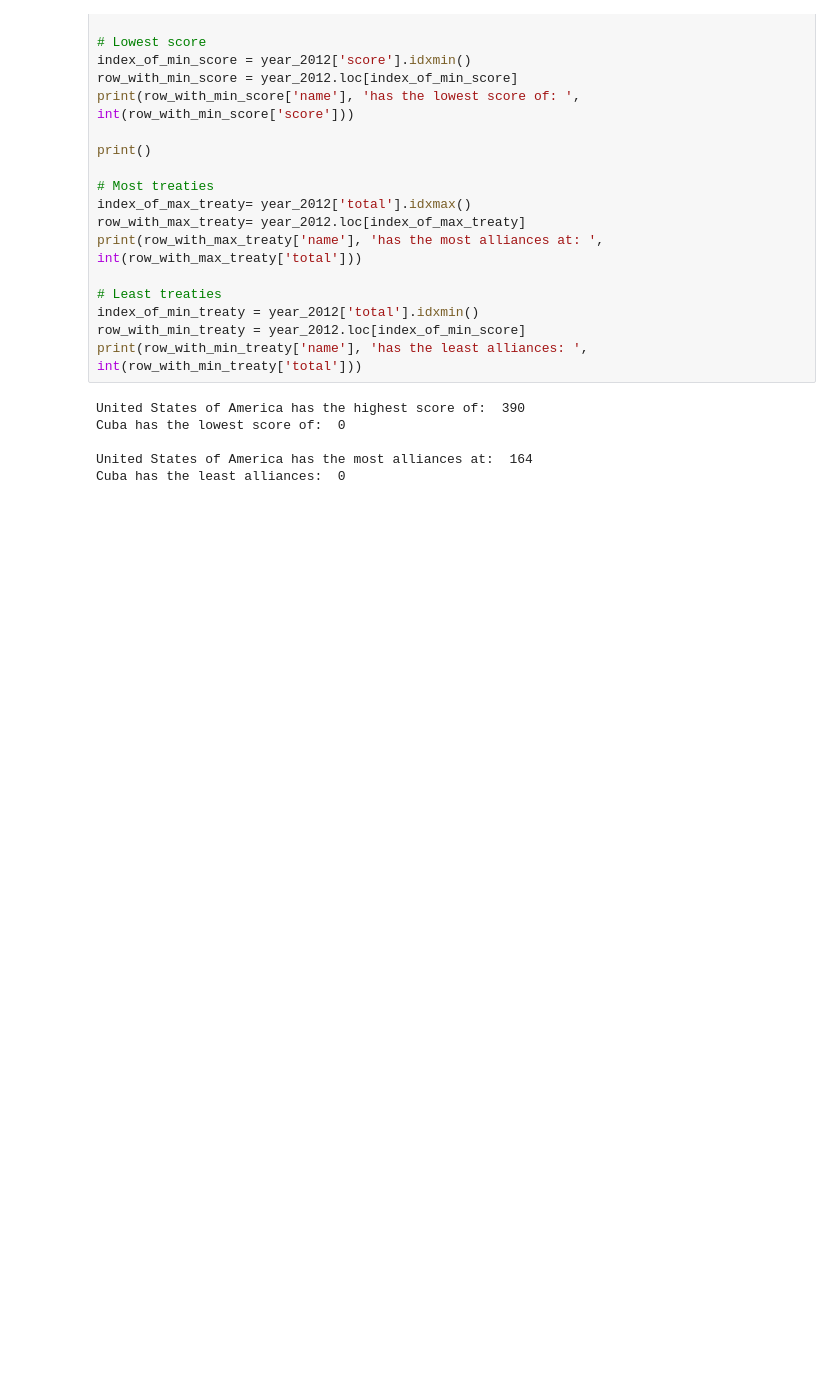
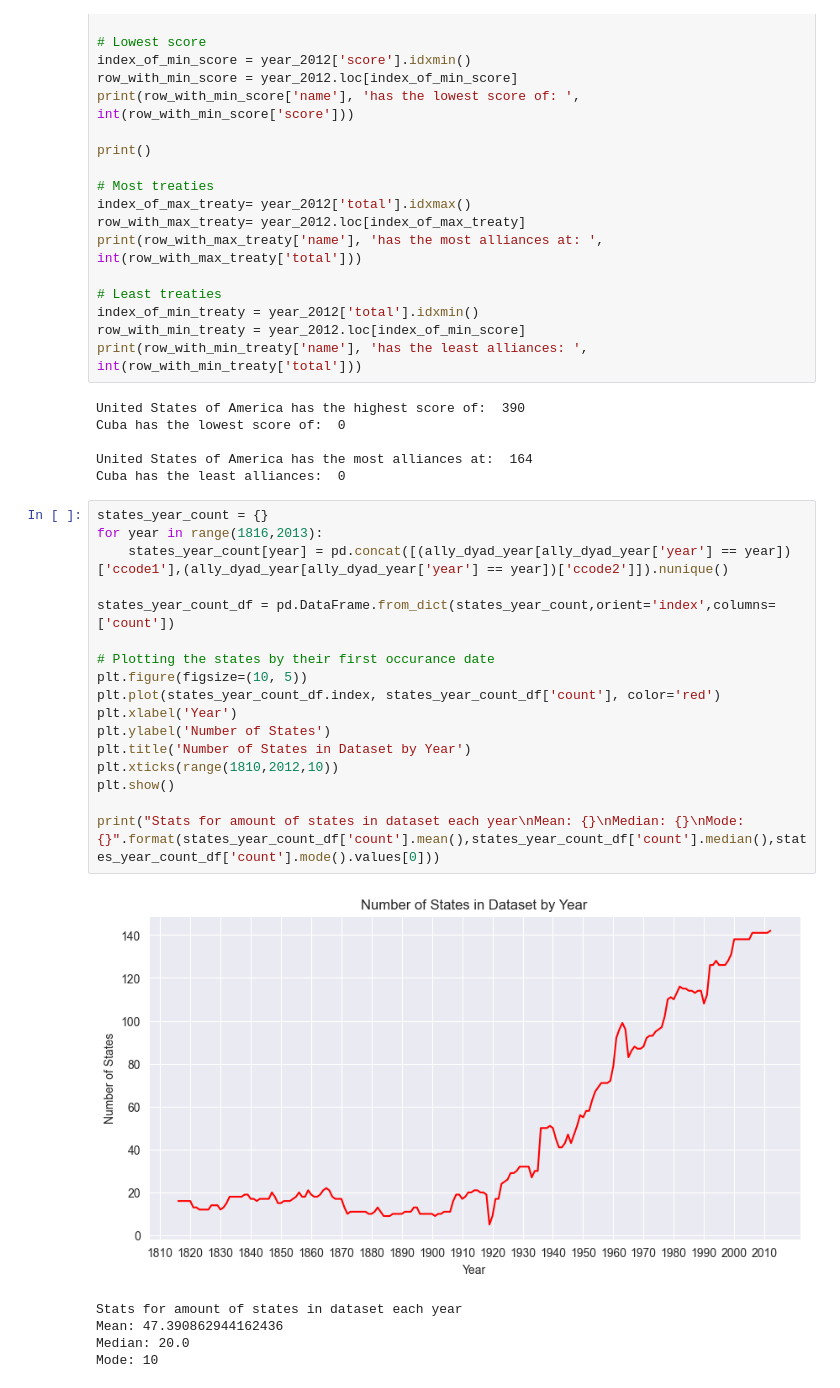
Before and after one commit to CRN91/Trade-Alliance-Network, a Jupyter notebook: alliance_dyad_year.ipynb, the cells around one changed output. Cells and saved outputs as stored; diff of their text form; blank space fills up the shorter version.

```diff
--- a/alliance_dyad_year.ipynb
+++ b/alliance_dyad_year.ipynb
@@ -196,3 +196,26 @@ Cuba has the lowest score of:  0
 
 United States of America has the most alliances at:  164
 Cuba has the least alliances:  0
+# %%
+states_year_count = {}
+for year in range(1816,2013):
+    states_year_count[year] = pd.concat([(ally_dyad_year[ally_dyad_year['year'] == year])['ccode1'],(ally_dyad_year[ally_dyad_year['year'] == year])['ccode2']]).nunique()
+
+states_year_count_df = pd.DataFrame.from_dict(states_year_count,orient='index',columns=['count'])
+
+# Plotting the states by their first occurance date
+plt.figure(figsize=(10, 5))
+plt.plot(states_year_count_df.index, states_year_count_df['count'], color='red')
+plt.xlabel('Year')
+plt.ylabel('Number of States')
+plt.title('Number of States in Dataset by Year')
+plt.xticks(range(1810,2012,10))
+plt.show()
+
+print("Stats for amount of states in dataset each year\nMean: {}\nMedian: {}\nMode: {}".format(states_year_count_df['count'].mean(),states_year_count_df['count'].median(),states_year_count_df['count'].mode().values[0]))
+# %% [output]
+[figure, added]
+Stats for amount of states in dataset each year
+Mean: 47.390862944162436
+Median: 20.0
+Mode: 10
```
Also changed, not shown: parts of 2 cells of this notebook, 2 other files.
